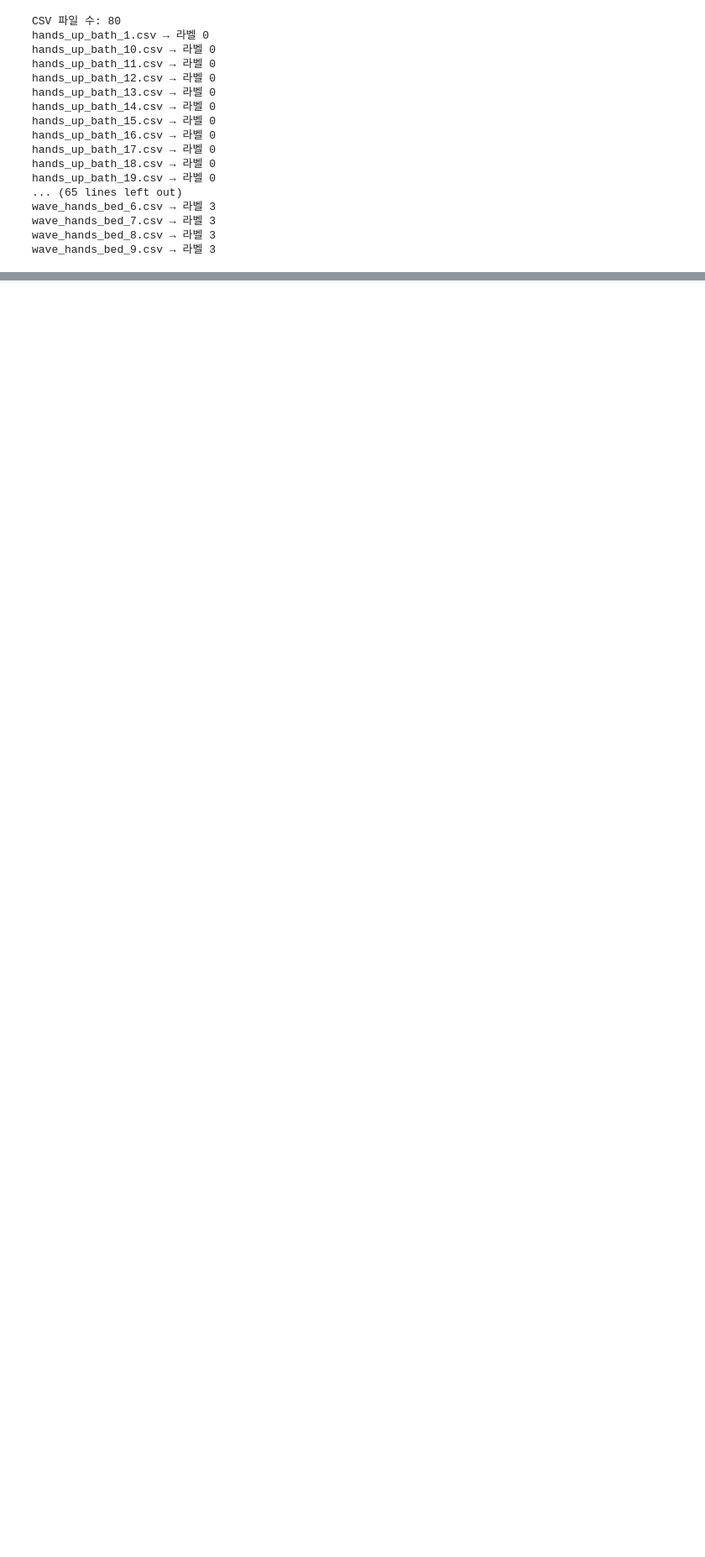
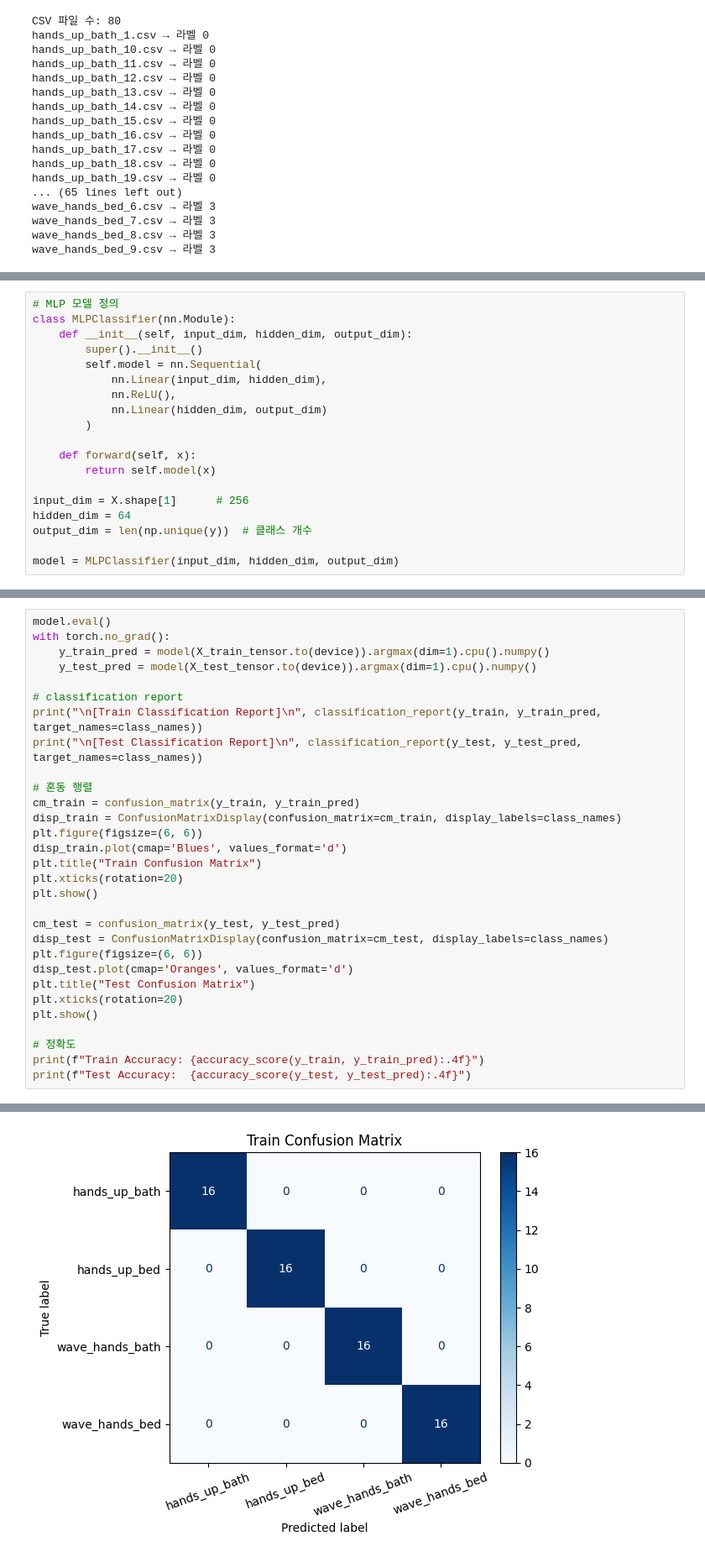
Before and after one commit to kimhamyong/csi-gesture-intent-system, a Jupyter notebook: model/MLPClassifier.ipynb, the cells around one changed output, grey strips where cells are left out. Shown at 84% size. Cells and saved outputs as stored; diff of their text form; blank space fills up the shorter version.

```diff
--- a/model/MLPClassifier.ipynb
+++ b/model/MLPClassifier.ipynb
@@ -203,0 +135,19 @@ Test Accuracy:  0.8750
+# %%
+# MLP 모델 정의
+class MLPClassifier(nn.Module):
+    def __init__(self, input_dim, hidden_dim, output_dim):
+        super().__init__()
+        self.model = nn.Sequential(
+            nn.Linear(input_dim, hidden_dim),
+            nn.ReLU(),
+            nn.Linear(hidden_dim, output_dim)
+        )
+
+    def forward(self, x):
+        return self.model(x)
+
+input_dim = X.shape[1]      # 256
+hidden_dim = 64
+output_dim = len(np.unique(y))  # 클래스 개수
+
+model = MLPClassifier(input_dim, hidden_dim, output_dim)
@@ -203,0 +197,31 @@ Test Accuracy:  0.8750
+# %%
+model.eval()
+with torch.no_grad():
+    y_train_pred = model(X_train_tensor.to(device)).argmax(dim=1).cpu().numpy()
+    y_test_pred = model(X_test_tensor.to(device)).argmax(dim=1).cpu().numpy()
+
+# classification report
+print("\n[Train Classification Report]\n", classification_report(y_train, y_train_pred, target_names=class_names))
+print("\n[Test Classification Report]\n", classification_report(y_test, y_test_pred, target_names=class_names))
+
+# 혼동 행렬
+cm_train = confusion_matrix(y_train, y_train_pred)
+disp_train = ConfusionMatrixDisplay(confusion_matrix=cm_train, display_labels=class_names)
+plt.figure(figsize=(6, 6))
+disp_train.plot(cmap='Blues', values_format='d')
+plt.title("Train Confusion Matrix")
+plt.xticks(rotation=20)
+plt.show()
+
+cm_test = confusion_matrix(y_test, y_test_pred)
+disp_test = ConfusionMatrixDisplay(confusion_matrix=cm_test, display_labels=class_names)
+plt.figure(figsize=(6, 6))
+disp_test.plot(cmap='Oranges', values_format='d')
+plt.title("Test Confusion Matrix")
+plt.xticks(rotation=20)
+plt.show()
+
+# 정확도
+print(f"Train Accuracy: {accuracy_score(y_train, y_train_pred):.4f}")
+print(f"Test Accuracy:  {accuracy_score(y_test, y_test_pred):.4f}")
+# %% [output]
@@ -203,0 +246 @@ Test Accuracy:  0.8750
+[figure, added]
```
Also changed, not shown: parts of 6 cells of this notebook.
